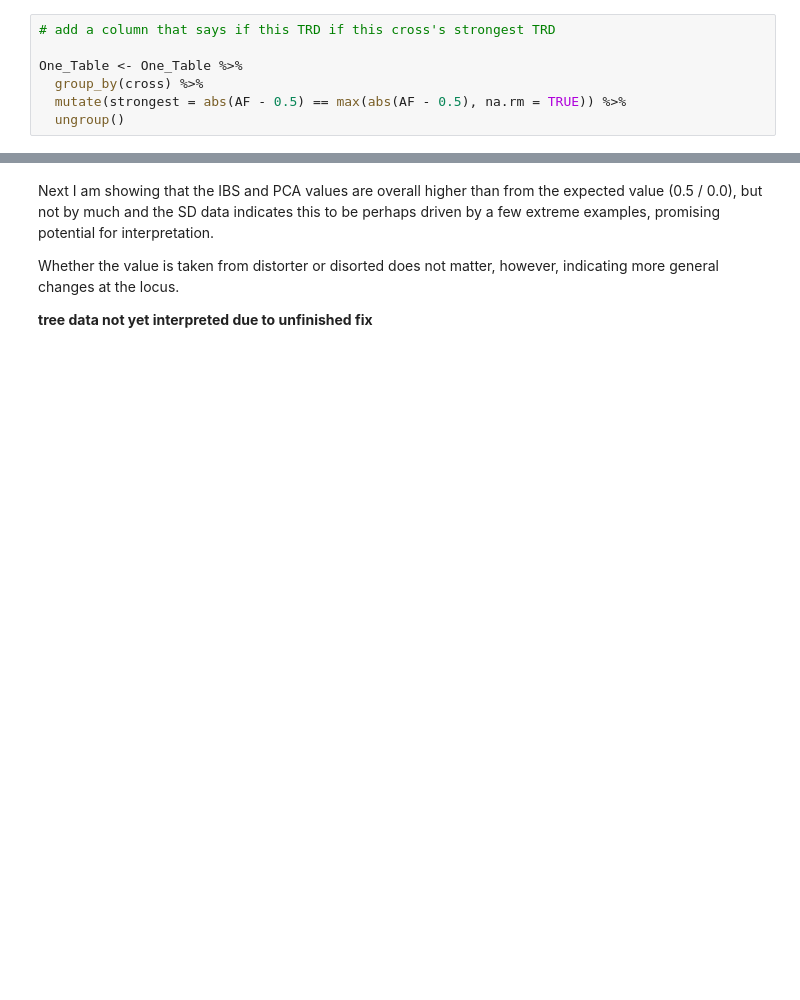
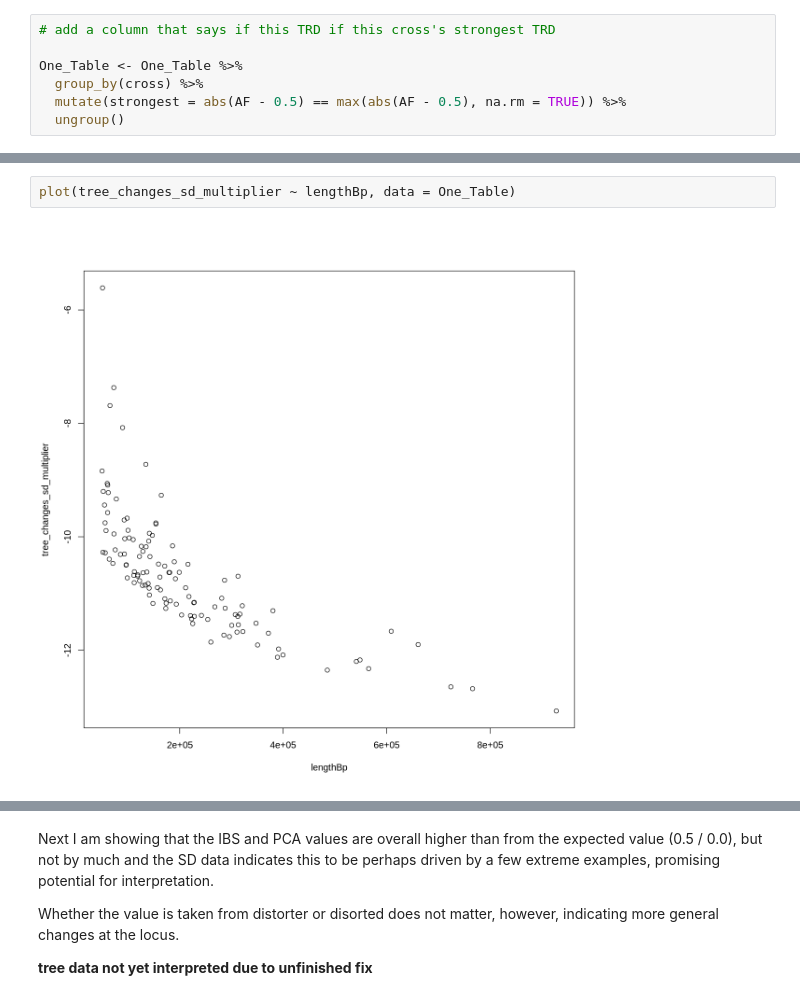
Before and after one commit to jnrunge/TRD, a Jupyter notebook: 03_GenomicSignals/03_PutItAllTogether.ipynb, the cells around one changed output, grey strips where cells are left out. Cells and saved outputs as stored; diff of their text form; blank space fills up the shorter version.

```diff
--- a/03_GenomicSignals/03_PutItAllTogether.ipynb
+++ b/03_GenomicSignals/03_PutItAllTogether.ipynb
@@ -180,3 +187,7 @@ F-statistic: 207.1 on 1 and 115 DF,  p-value: < 2.2e-16
+# %%
+plot(tree_changes_sd_multiplier ~ lengthBp, data = One_Table)
+# %% [output]
+[figure, added]
 # %%
 # the same is not the case for other local phylogeny measures
 lp_bias<-data.table(value=c("tree_changes_raw","PCA_eucldist_quantile_1",
```
Also changed, not shown: parts of 41 cells of this notebook, 8 other files.
